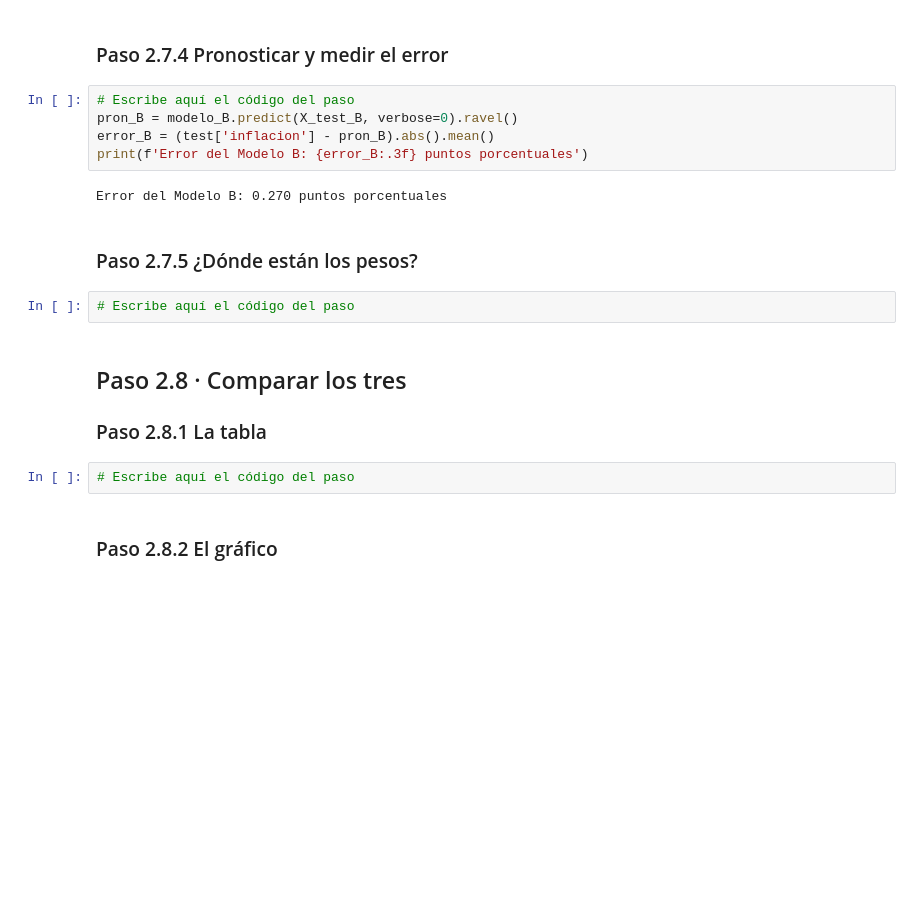
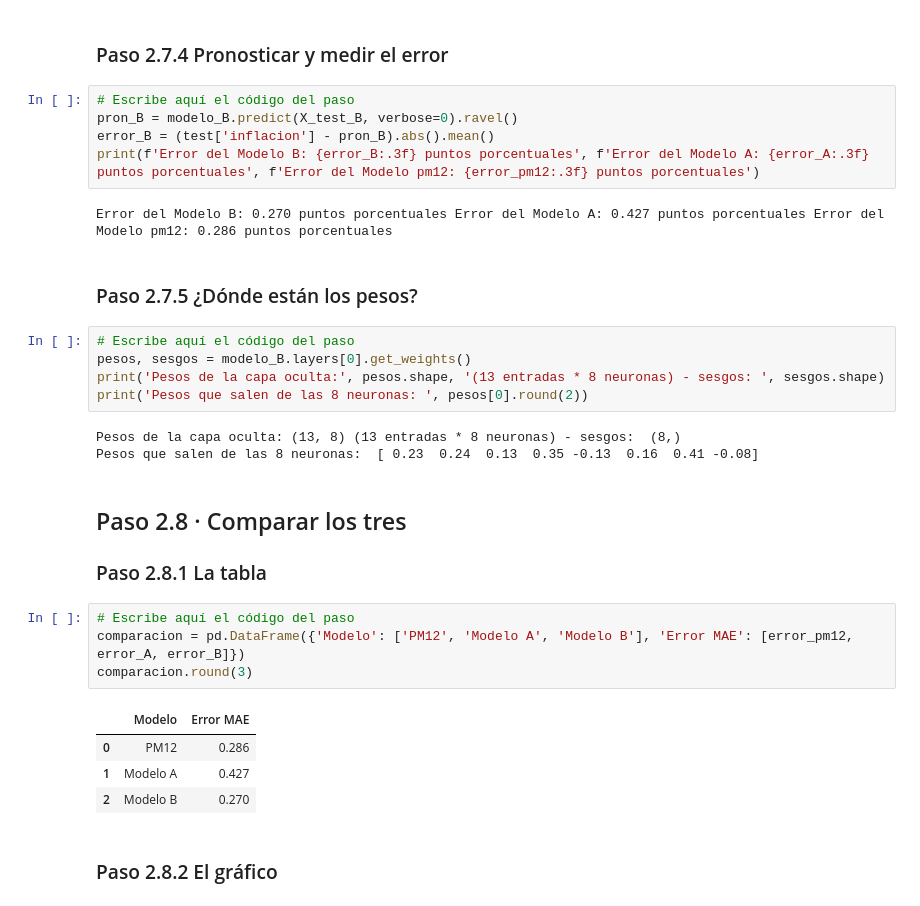
Before and after one commit to cdavilagda87/TensorFlow, a Jupyter notebook: notebooks/05_U5_Laboratorio_Red_Neuronal.ipynb, the cells around one changed output. Drawn from its saved outputs; the diff is of its cells as text; blank space fills up the shorter version.

```diff
--- a/notebooks/05_U5_Laboratorio_Red_Neuronal.ipynb
+++ b/notebooks/05_U5_Laboratorio_Red_Neuronal.ipynb
@@ -360,19 +360,32 @@ plt.show()
 # Escribe aquí el código del paso
 pron_B = modelo_B.predict(X_test_B, verbose=0).ravel()
 error_B = (test['inflacion'] - pron_B).abs().mean()
-print(f'Error del Modelo B: {error_B:.3f} puntos porcentuales')
+print(f'Error del Modelo B: {error_B:.3f} puntos porcentuales', f'Error del Modelo A: {error_A:.3f} puntos porcentuales', f'Error del Modelo pm12: {error_pm12:.3f} puntos porcentuales')
 # %% [output]
-Error del Modelo B: 0.270 puntos porcentuales
+Error del Modelo B: 0.270 puntos porcentuales Error del Modelo A: 0.427 puntos porcentuales Error del Modelo pm12: 0.286 puntos porcentuales
 # %% [markdown]
 ### Paso 2.7.5 ¿Dónde están los pesos?
 # %%
 # Escribe aquí el código del paso
+pesos, sesgos = modelo_B.layers[0].get_weights()
+print('Pesos de la capa oculta:', pesos.shape, '(13 entradas * 8 neuronas) - sesgos: ', sesgos.shape)
+print('Pesos que salen de las 8 neuronas: ', pesos[0].round(2))
+# %% [output]
+Pesos de la capa oculta: (13, 8) (13 entradas * 8 neuronas) - sesgos:  (8,)
+Pesos que salen de las 8 neuronas:  [ 0.23  0.24  0.13  0.35 -0.13  0.16  0.41 -0.08]
 # %% [markdown]
 ## Paso 2.8 · Comparar los tres
 
 ### Paso 2.8.1 La tabla
 # %%
 # Escribe aquí el código del paso
+comparacion = pd.DataFrame({'Modelo': ['PM12', 'Modelo A', 'Modelo B'], 'Error MAE': [error_pm12, error_A, error_B]})
+comparacion.round(3)
+# %% [output]
+|  | Modelo | Error MAE |
+| 0 | PM12 | 0.286 |
+| 1 | Modelo A | 0.427 |
+| 2 | Modelo B | 0.270 |
 # %% [markdown]
 ### Paso 2.8.2 El gráfico
 # %%
```
Also changed, not shown: parts of 7 cells of this notebook.
